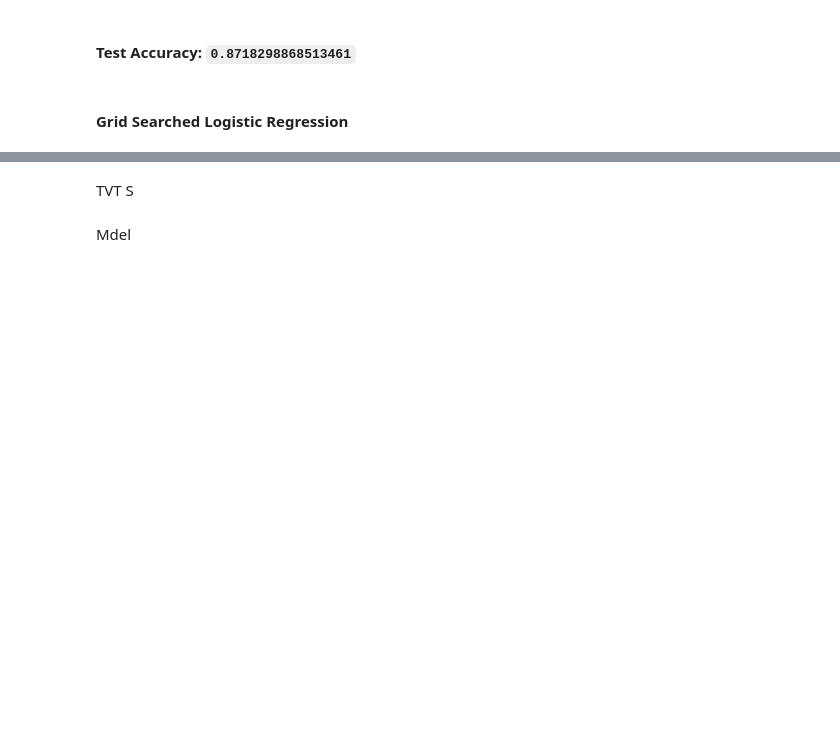
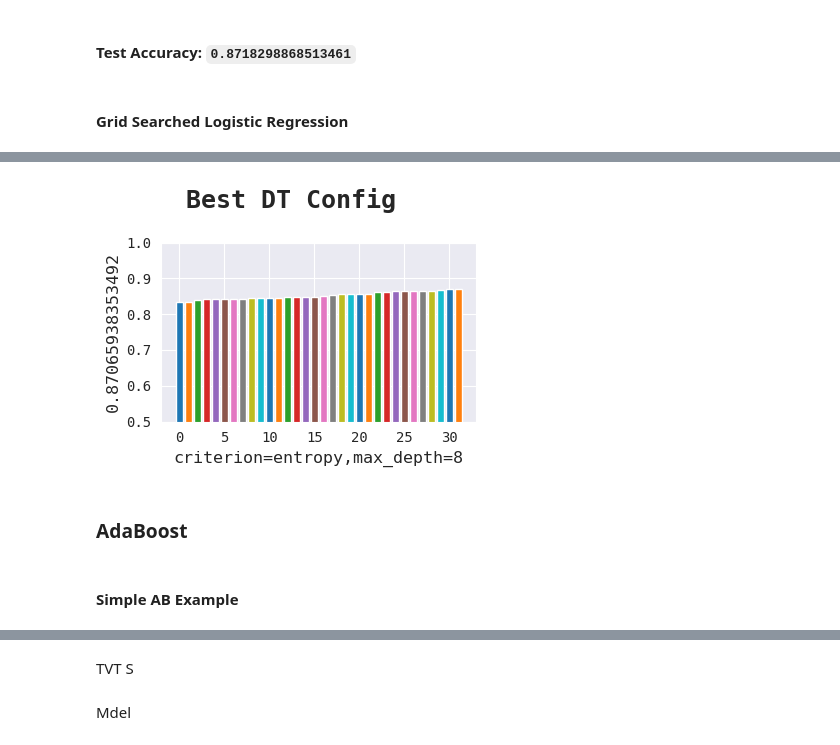
Before and after one commit to SHREYA-1103/Obesity-risk-analysis, a Jupyter notebook: ml_model_analysis.ipynb, the cells around one changed output, grey strips where cells are left out. Saved outputs shown, nothing was run; the diff lists cells and outputs as text; code cells hidden in the pictures; blank space fills up the shorter version.

```diff
--- a/ml_model_analysis.ipynb
+++ b/ml_model_analysis.ipynb
@@ -811,0 +790,10 @@ conclude_plot("Best LR Config")
+# %%
+pipeline = select_pipeline_variation(tree_pipeline, 0)
+arguments, ds_source_regression = next(apply_pipeline(ds_source, pipeline))
+
+data_x, data_y = ds_source_regression, ds_source['WeightCategory'].to_numpy()
+train_x, test_x, train_y, test_y = skl.model_selection.train_test_split(
+    data_x, data_y, test_size=0.33, random_state=default_seed)
+
+_, data_test = next(apply_pipeline(ds_test, pipeline))
+data_test_ids = ds_test['id'].to_numpy()
@@ -811,0 +802,5 @@ conclude_plot("Best LR Config")
+# %%
+model = skl.tree.DecisionTreeClassifier(max_depth=9)
+evaluate_model(model, train_x, train_y, test_x, test_y)
+save_submission("SimpleDTModel", model, data_test_ids, data_test)
+chime.info()
@@ -811,0 +812,20 @@ conclude_plot("Best LR Config")
+# %%
+start_time = time.perf_counter()
+
+history = []
+for criterion, max_depth in itertools.product(
+        ['gini', 'entropy'],
+        range(5, 21),
+):
+    key = f'criterion={criterion},max_depth={max_depth}'
+    print("Training", key)
+    model = skl.tree.DecisionTreeClassifier(max_depth=max_depth)
+    model.fit(train_x, train_y)
+    history.append([key, {'model': model, 'train score': model.score(train_x, train_y),
+                          'val score': model.score(test_x, test_y)}])
+
+best_score, best_config, best_model = max([[x[1]['val score'], x[0], x[1]['model']] for x in history])
+save_submission('GSDT_' + best_config, best_model, data_test_ids, data_test)
+displayMD(header(4, kv('Best Val Accuracy', best_score)))
+displayMD(header(4, kv('Time Elapsed', f"{time.perf_counter() - start_time:.4f} seconds")))
+chime.success()
@@ -811,0 +852,15 @@ conclude_plot("Best LR Config")
+# %%
+plt.figure(figsize=sml_fig)
+_hist = sorted([[x[1]['val score'], x] for x in history])
+for idx, (score, _) in enumerate(_hist):
+    plt.bar(idx, score)
+plt.ylabel(_hist[-1][0])
+plt.xlabel(_hist[-1][1][0])
+plt.ylim(min(0.5, _hist[0][0] - 0.1), 1.0)
+conclude_plot("Best DT Config")
+# %% [output]
+[figure, added]
+# %% [markdown]
+### AdaBoost
+# %% [markdown]
+#### Simple AB Example
```
Also changed, not shown: parts of 18 cells of this notebook.
